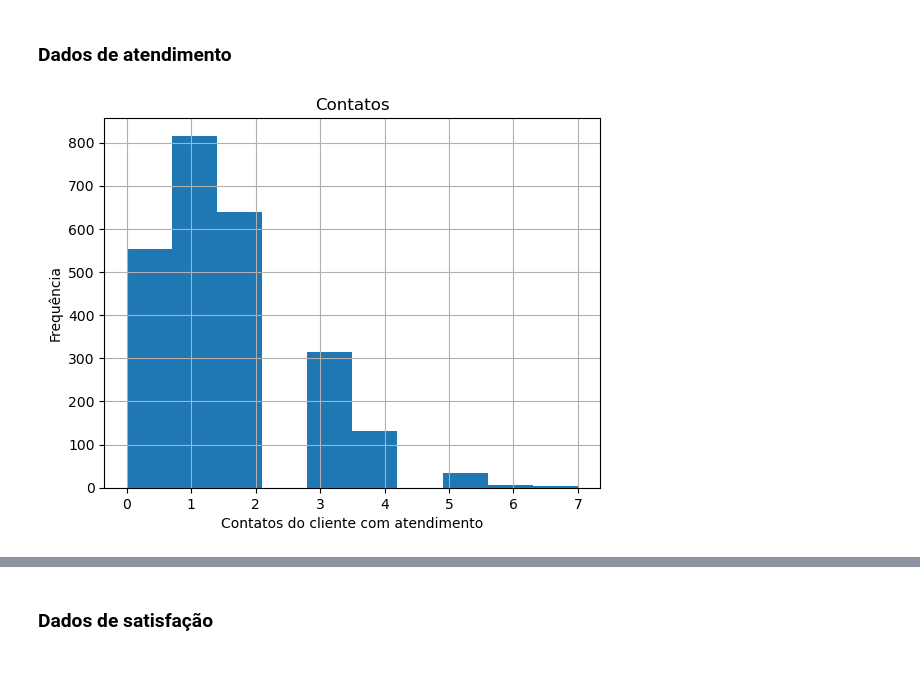
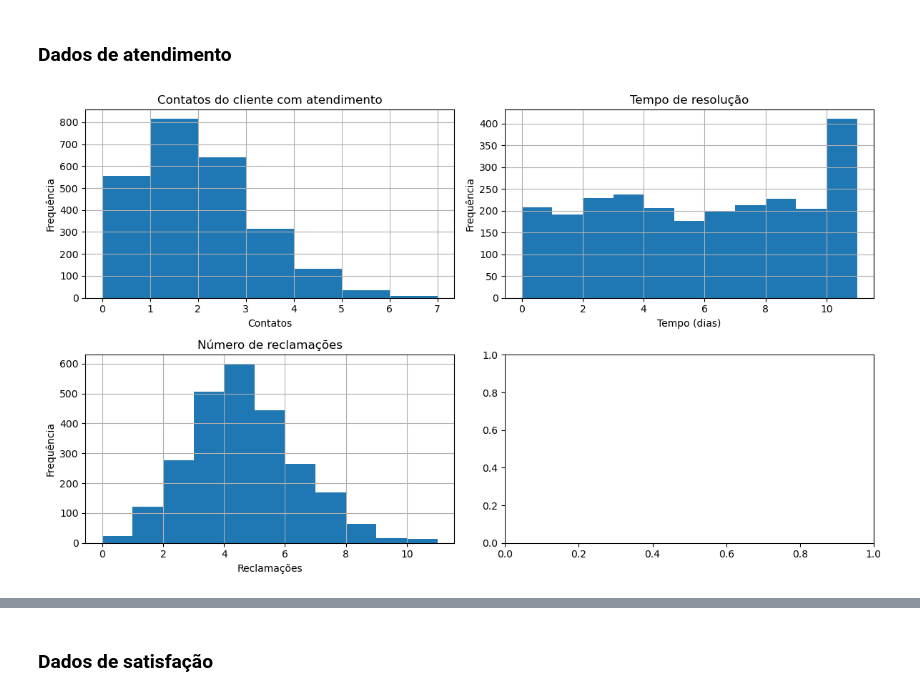
Before and after one commit to 1IAST-G29/TechChallenge-Fase1, a Jupyter notebook: notebooks/main.ipynb, the cells around one changed output, grey strips where cells are left out. Cells and saved outputs as stored; diff of their text form; code cells hidden in the pictures; blank space fills up the shorter version.

```diff
--- a/notebooks/main.ipynb
+++ b/notebooks/main.ipynb
@@ -240,10 +245,31 @@ plt.show()
 # %% [markdown]
 ### Dados de atendimento
 # %%
-df['customer_service_contacts'].hist()
-plt.xlabel('Contatos do cliente com atendimento')
-plt.ylabel('Frequência')
-plt.title('Contatos')
+#Grades do plot em duas linhas e duas colunas
+fig, axs = plt.subplots(2, 2, figsize=(12, 7))
+
+# Gráfico 11, contendo o histograma do nº de contatos do cliente com o atendimento
+df['customer_service_contacts'].hist(bins=7, ax = axs[0,0])
+axs[0,0].set_xlabel('Contatos')
+axs[0,0].set_ylabel('Frequência')
+axs[0,0].set_title('Contatos do cliente com atendimento')
+axs[0,0].grid(True)
+
+# Gráfico 12, contendo o histograma dos dias que demoram para a resolução das demandas dos clientes
+df['resolution_time_days'].hist(bins=11, ax = axs[0,1])
+axs[0,1].set_xlabel('Tempo (dias)')
+axs[0,1].set_ylabel('Frequência')
+axs[0,1].set_title('Tempo de resolução')
+axs[0,1].grid(True)
+
+# Gráfico 13, contendo o histograma do número de reclamações
+df['complaints_count'].hist(bins=11, ax = axs[1,0])
+axs[1,0].set_xlabel('Reclamações')
+axs[1,0].set_ylabel('Frequência')
+axs[1,0].set_title('Número de reclamações')
+axs[1,0].grid(True)
+
+plt.tight_layout()
 plt.show()
 # %% [output]
-[figure, old version]
+[figure, new version]
```
Also changed, not shown: parts of 11 cells of this notebook, 1 other file.
